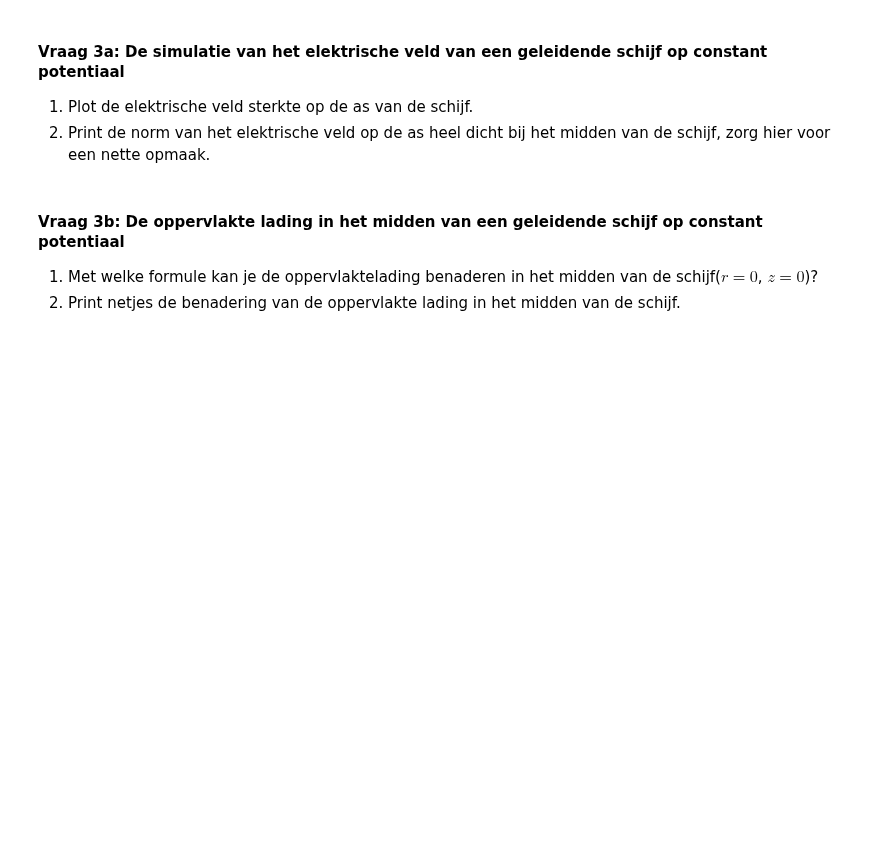
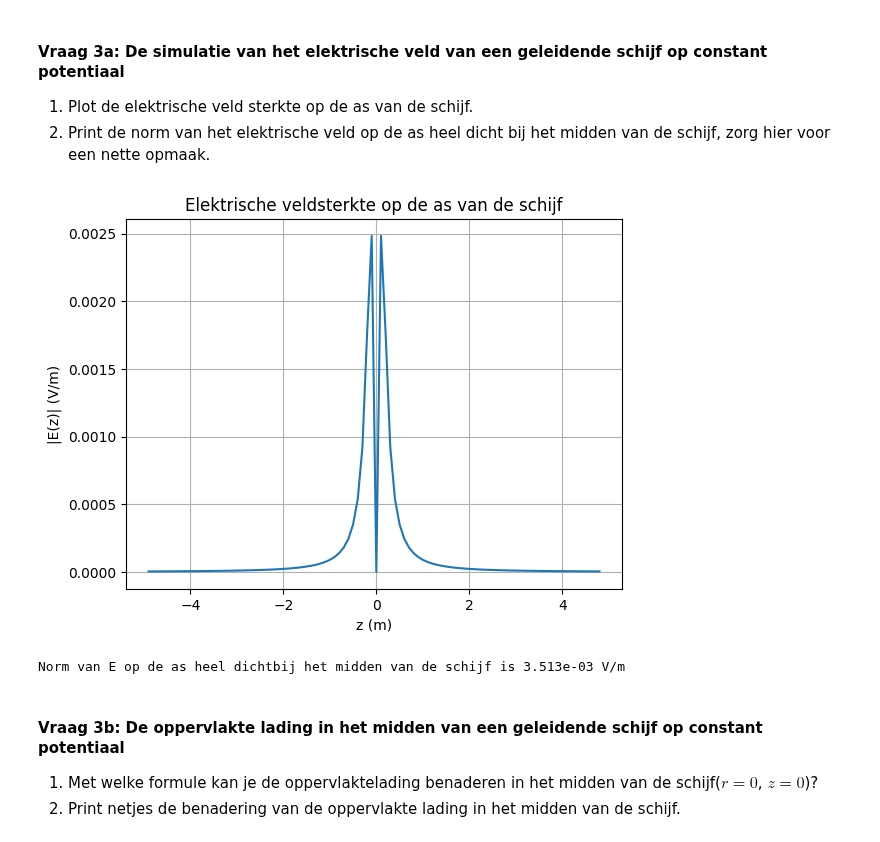
Before and after one commit to owesdorp/opdrachten-DEF-D, a Jupyter notebook: DigitaleOntwerpopdrachten/1CondensatorOpdracht/CondensatorOntwerpopdracht.ipynb, the cells around one changed output. Cells and saved outputs as stored; diff of their text form; code cells hidden in the pictures; blank space fills up the shorter version.

```diff
--- a/DigitaleOntwerpopdrachten/1CondensatorOpdracht/CondensatorOntwerpopdracht.ipynb
+++ b/DigitaleOntwerpopdrachten/1CondensatorOpdracht/CondensatorOntwerpopdracht.ipynb
@@ -275,7 +326,35 @@ plot_results_disk(Ez, Er, normE, V, r, z, grid_step, disk_radius, z_pos_disk1, z
 # %%
 ###
 ###Jouw code hier###
-###
+# Vind index voor r ≈ 0 (eerste punt in r_for_E)
+index_r0 = 0
+
+# Elektrisch veld langs de as (Ez-component)
+E_axis = Ez[:, index_r0]      # veld langs z-as
+z_axis = z_for_E              # bijbehorende z-waarden
+
+plt.figure()
+plt.plot(z_axis, np.abs(E_axis))
+plt.xlabel("z (m)")
+plt.ylabel("|E(z)| (V/m)")
+plt.title("Elektrische veldsterkte op de as van de schijf")
+plt.grid(True)
+plt.show()
+
+# Kies de as: r zo dicht mogelijk bij 0
+index_r_axis = 0  # of np.argmin(np.abs(r_for_E - 0))
+
+# Kies een z-punt net boven de schijf
+# Stel dat de schijf in het vlak z = 0 ligt:
+index_z0 = np.argmin(np.abs(z_for_E - 0.0))
+index_z_above = index_z0 + 1   # één gridstap erboven
+
+E_axis_above = normE[index_z_above, index_r_axis]
+
+print(f"Norm van E op de as heel dichtbij het midden van de schijf is {E_axis_above:.3e} V/m")
+# %% [output]
+[figure, added]
+Norm van E op de as heel dichtbij het midden van de schijf is 3.513e-03 V/m
 # %% [markdown]
 #### Vraag 3b: De oppervlakte lading in het midden van een geleidende schijf op constant potentiaal
 
```
Also changed, not shown: parts of 2 cells of this notebook.
